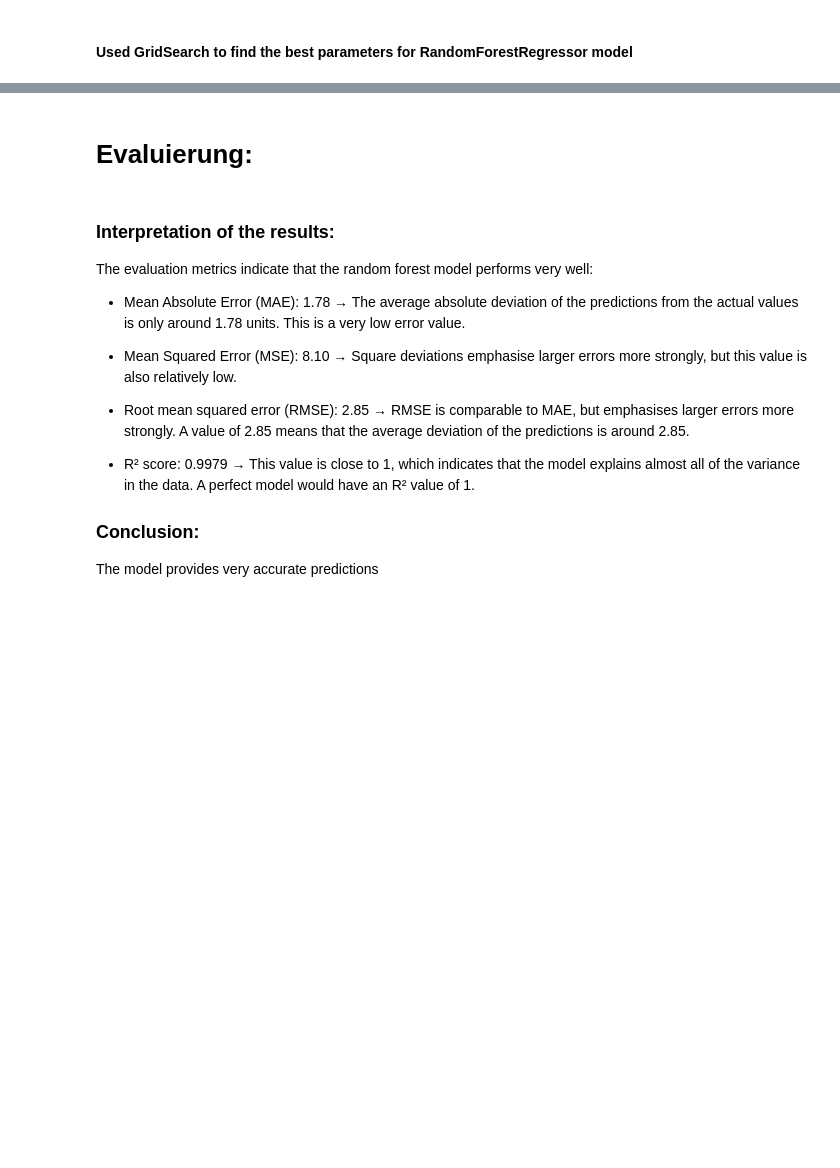
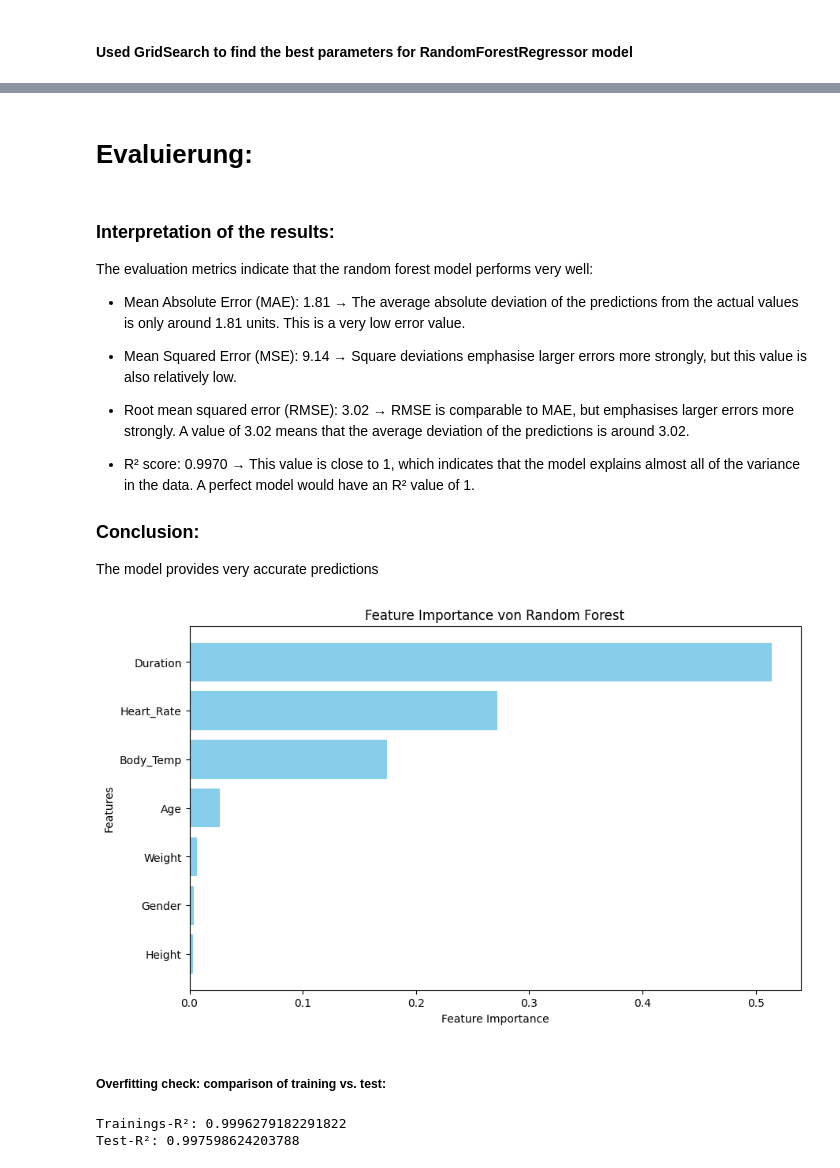
Before and after one commit to Finn-Rehm/Calorie_Prediction, a Jupyter notebook: notebooks/ML_models_train_predict.ipynb, the cells around one changed output, grey strips where cells are left out. Drawn from its saved outputs; the diff is of its cells as text; code cells hidden in the pictures; blank space fills up the shorter version.

Commit message:
- fixed overfitting with "max_features=3", before there was a dependency of 80% on feature duration

```diff
--- a/notebooks/ML_models_train_predict.ipynb
+++ b/notebooks/ML_models_train_predict.ipynb
@@ -24,17 +24,17 @@ Notebook "data_preprocessing.ipynb" run to get variables:
 # %%
 def randomForestReg(X_train, y_train, X_test, y_test, title=None, optimize=False, plot: bool = True):
     param_grid_rf = {
-        'n_estimators': [200, 400, 600],
+        'n_estimators': [200, 400, 600, 800],
         'max_depth': [10, 15, 20]
     }
 
-    randomForest = RandomForestRegressor(max_depth=15, n_estimators=600, random_state=42)
+    randomForest = RandomForestRegressor(max_depth=15, n_estimators=600, max_features=3, random_state=42) #max_features=3 against overfitting
 
     if optimize:
         grid_search = GridSearchCV(estimator=randomForest, param_grid=param_grid_rf, cv=5, scoring='neg_mean_absolute_error', verbose=1)
         grid_search.fit(X_train, y_train.values.ravel())
         randomForest = grid_search.best_estimator_
-        print(f"Beste Parameter für Random Forest: {grid_search.best_params_}")
+        print(f"Best parameters for Random Forest: {grid_search.best_params_}")
     else:
         randomForest.fit(X_train, y_train.values.ravel())
 
@@ -56,9 +56,9 @@ def randomForestReg(X_train, y_train, X_test, y_test, title=None, optimize=False
         plt.scatter(y_test_values, y_pred, alpha=0.5)
         plt.plot([min(y_test_values), max(y_test_values)],
                 [min(y_test_values), max(y_test_values)], '--', color='red')
-        plt.xlabel("Tatsächliche Werte")
-        plt.ylabel("Vorhergesagte Werte")
-        plt.title("Tatsächliche vs. Vorhergesagte Kalorien")
+        plt.xlabel("Actual values")
+        plt.ylabel("Predicted values")
+        plt.title("Actual calories vs. Predicted calories")
         plt.show()
 
 
@@ -76,20 +77,50 @@ R²-Score: 0.997871158196784
 # %% [markdown]
-# Evaluierung:
+# **Evaluierung:**
 # %% [markdown]
 ### Interpretation of the results:
 The evaluation metrics indicate that the random forest model performs very well:
 
-- Mean Absolute Error (MAE): 1.78
-→ The average absolute deviation of the predictions from the actual values is only around 1.78 units. This is a very low error value.
+- Mean Absolute Error (MAE): 1.81
+→ The average absolute deviation of the predictions from the actual values is only around 1.81 units. This is a very low error value.
 
-- Mean Squared Error (MSE): 8.10
+- Mean Squared Error (MSE): 9.14
 → Square deviations emphasise larger errors more strongly, but this value is also relatively low.
 
-- Root mean squared error (RMSE): 2.85
-→ RMSE is comparable to MAE, but emphasises larger errors more strongly. A value of 2.85 means that the average deviation of the predictions is around 2.85.
+- Root mean squared error (RMSE): 3.02
+→ RMSE is comparable to MAE, but emphasises larger errors more strongly. A value of 3.02 means that the average deviation of the predictions is around 3.02.
 
-- R² score: 0.9979
+- R² score: 0.9970
 → This value is close to 1, which indicates that the model explains almost all of the variance in the data. A perfect model would have an R² value of 1.
 
 ### Conclusion:
 The model provides very accurate predictions
+# %%
+importances = randomForest.feature_importances_
+feature_names = X_train.columns
+
+feature_importance_df = pd.DataFrame({'Feature': feature_names, 'Importance': importances})
+feature_importance_df = feature_importance_df.sort_values(by='Importance', ascending=False)
+
+plt.figure(figsize=(10, 6))
+plt.barh(feature_importance_df['Feature'], feature_importance_df['Importance'], color='skyblue')
+plt.xlabel("Feature Importance")
+plt.ylabel("Features")
+plt.title("Feature Importance von Random Forest")
+plt.gca().invert_yaxis()
+plt.show()
+# %% [output]
+[figure, added]
+# %% [markdown]
+##### Overfitting check: comparison of training vs. test:
+# %%
+y_train_pred = randomForest.predict(X_train)
+y_test_pred = randomForest.predict(X_test)
+
+train_r2 = r2_score(y_train, y_train_pred)
+test_r2 = r2_score(y_test, y_test_pred)
+
+print(f"Trainings-R²: {train_r2}")
+print(f"Test-R²: {test_r2}")
+# %% [output]
+Trainings-R²: 0.9996279182291822
+Test-R²: 0.997598624203788
```
Also changed, not shown: parts of 1 cell of this notebook.
